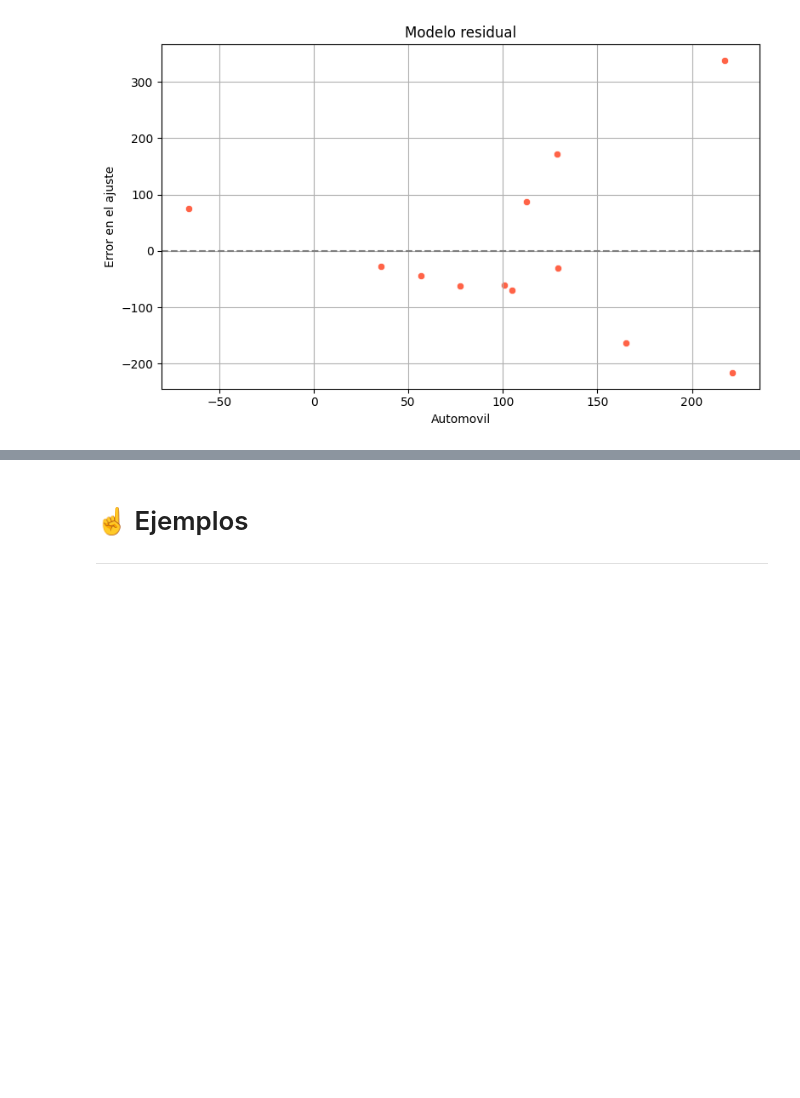
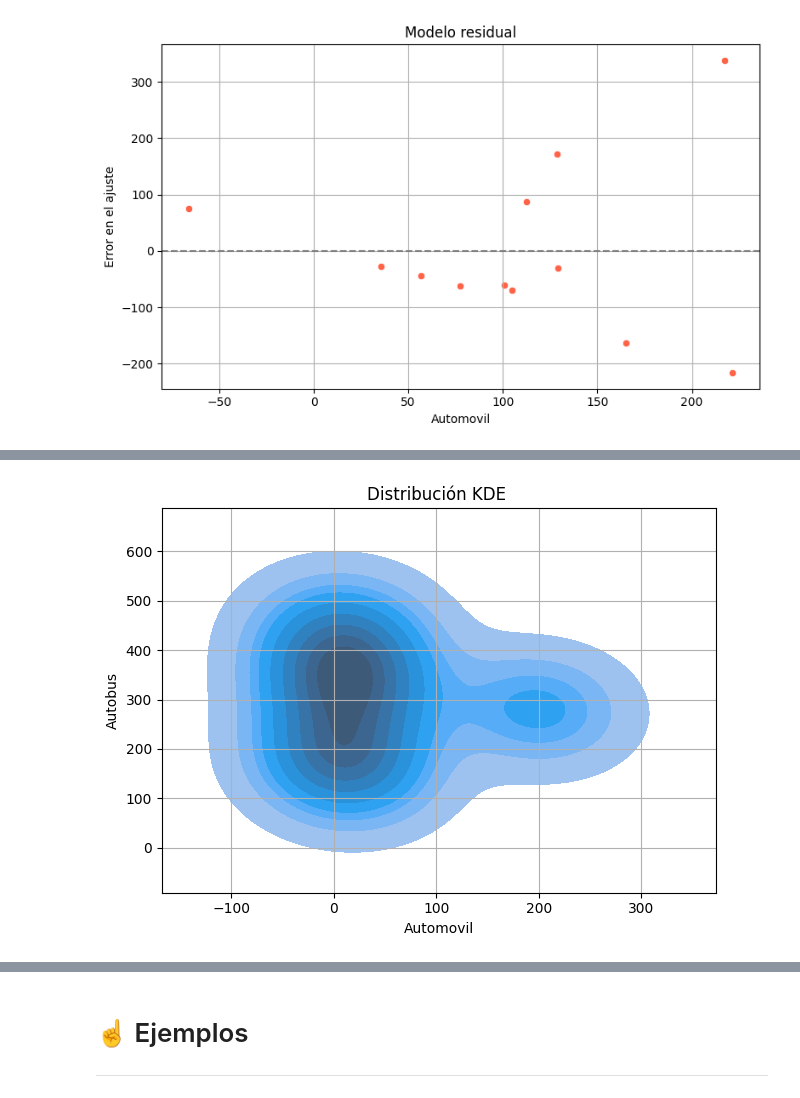
Before and after one commit to jcml002/12Reto, a Jupyter notebook: Reto12.ipynb, the cells around one changed output, grey strips where cells are left out. Saved outputs shown, nothing was run; the diff lists cells and outputs as text; code cells hidden in the pictures; blank space fills up the shorter version.

```diff
--- a/Reto12.ipynb
+++ b/Reto12.ipynb
@@ -113,0 +133,3 @@ plt.show()
+# %%
+dfr6 = dfreto3.head(6)
+dfr6
@@ -113,0 +144,12 @@ plt.show()
+# %%
+# Crear KDEPlot
+sns.kdeplot(data=dfr6, x='Automovil', y='Autobus', fill=True)
+
+plt.title('Distribución KDE ')
+plt.xlabel('Automovil')
+plt.ylabel('Autobus')
+plt.grid(True)
+plt.tight_layout()
+plt.show()
+# %% [output]
+[figure, added]
```
Also changed, not shown: parts of 20 cells of this notebook.
